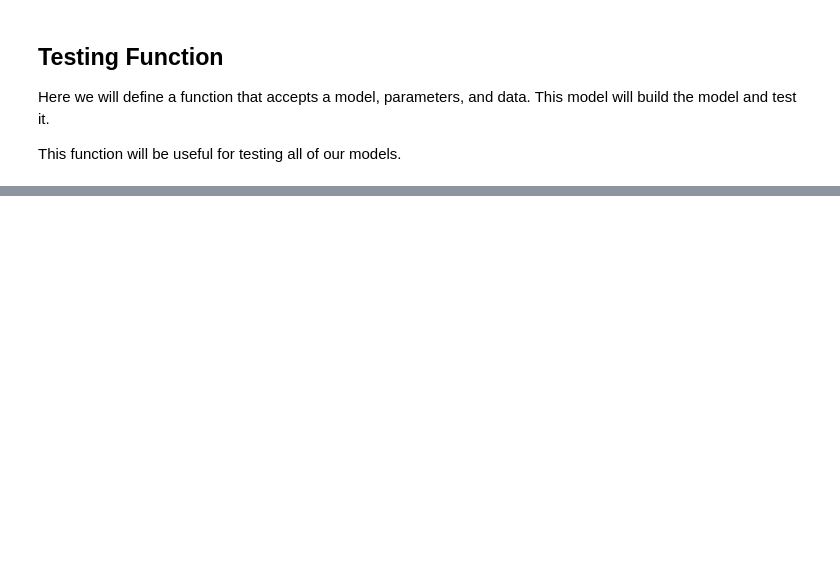
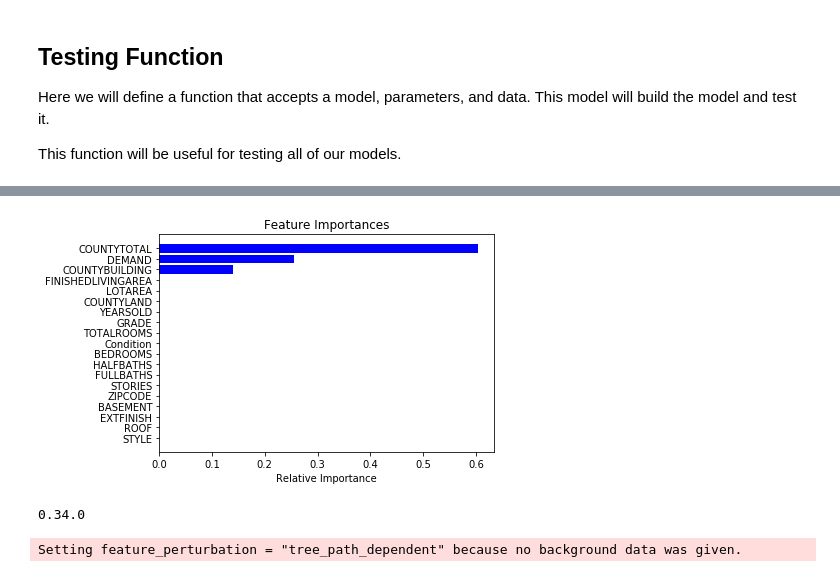
Before and after one commit to wonch002/Home-Value-Prediction, a Jupyter notebook: notebooks/Modeling.ipynb, the cells around one changed output, grey strips where cells are left out. Cells and saved outputs as stored; diff of their text form; code cells hidden in the pictures; blank space fills up the shorter version.

```diff
--- a/notebooks/Modeling.ipynb
+++ b/notebooks/Modeling.ipynb
@@ -47,8 +56,8 @@ from sklearn.model_selection import train_test_split
 X = data.drop(['Unnamed:0', 'SALEPRICE'], axis=1)
 Y = data['SALEPRICE']
 
-X_train, X_test, y_train, y_test = train_test_split(X, Y, test_size=0.33, random_state=42)
-X_val, X_test, y_val, y_test = train_test_split(X_test, y_test, test_size=0.5, random_state=42)
+X_train, X_test, y_train, y_test = train_test_split(X, Y, test_size=0.33, shuffle=True)
+X_val, X_test, y_val, y_test = train_test_split(X_test, y_test, test_size=0.5, shuffle=True)
 
 print("Training Shape: ", X_train.shape)
 print("Validation Shape: ", X_val.shape)
@@ -380,0 +303,13 @@ However, these results are still really poor. We should look to improve these re
+# %%
+y_test = y_test.reset_index(drop=True)
+
+# Concatentate Predictions with Actual
+comparison = pd.concat([pd.Series(predictions), y_test], axis=1)
+comparison = comparison.rename(columns={0:'PREDICTION'})
+
+# Calculate `Percent Error`
+## |(Prediction - SalePrice) / SalePrice|
+comparison['PERCENT ERROR'] = abs((comparison['PREDICTION'] - comparison['SALEPRICE']) / comparison['SALEPRICE'])
+
+# Write to CSV
+comparison.to_csv('predictions.csv')
@@ -380,0 +318,18 @@ However, these results are still really poor. We should look to improve these re
+# %%
+# Obtain Metrics to create table.
+
+area = 'Pittsburgh, PA'
+median_error = comparison['PERCENT ERROR'].median() * 100
+total_estimates = comparison.shape[0]
+five_percent = comparison[comparison['PERCENT ERROR'] <= 0.05].shape[0] / comparison.shape[0] * 100
+ten_percent = comparison[comparison['PERCENT ERROR'] <= 0.10].shape[0] / comparison.shape[0] * 100
+twenty_percent = comparison[comparison['PERCENT ERROR'] <= 0.20].shape[0] / comparison.shape[0] * 100
+
+column_names = ['METROPOLITAN AREA', 'MEDIAN ERROR', 'HOMES WITH ESTIMATE', 'WITH 5% OF SALEPRICE', 'WITH 10% OF SALEPRICE', 'WITH 20% OF SALEPRICE']
+
+results_lst = [area, median_error, total_estimates, five_percent, ten_percent, twenty_percent]
+zillow_lst = ['Pittsburgh, PA', 2.5, 10900, 77.6, 93.2, 98.4]
+
+results = pd.DataFrame([results_lst, zillow_lst], index=['Our Results', 'Zillow'], columns=column_names)
+
+results.head()
@@ -380,0 +352,24 @@ However, these results are still really poor. We should look to improve these re
+# %%
+features = X.columns.tolist()
+importances = results[0][1].feature_importances_
+indices = np.argsort(importances)
+
+plt.title('Feature Importances')
+plt.barh(range(len(indices)), importances[indices], color='b', align='center')
+plt.yticks(range(len(indices)), [features[i] for i in indices])
+plt.xlabel('Relative Importance')
+plt.show()
+# %% [output]
+[figure, added]
+# %%
+import shap
+print(shap.__version__)
+
+# May need to run the following as system admin in anaconda command prompt
+## conda install -c conda-forge shap
+# %% [output]
+0.34.0
+# %%
+shap_values = shap.TreeExplainer(results[0][1]).shap_values(X_train)
+# %% [output]
+Setting feature_perturbation = "tree_path_dependent" because no background data was given.
```
Also changed, not shown: parts of 39 cells of this notebook.
